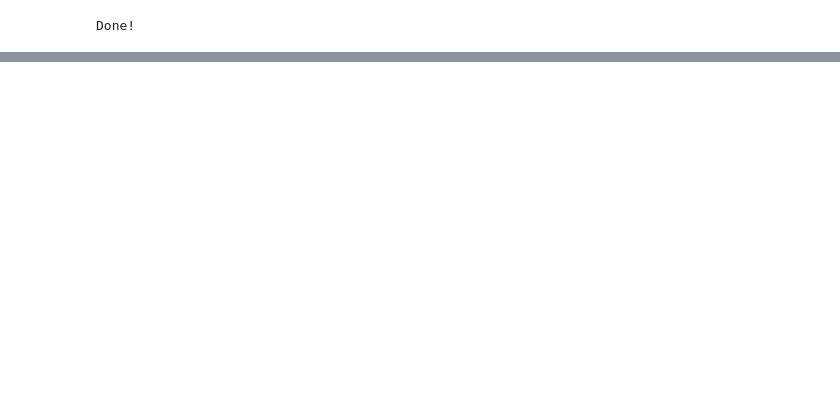
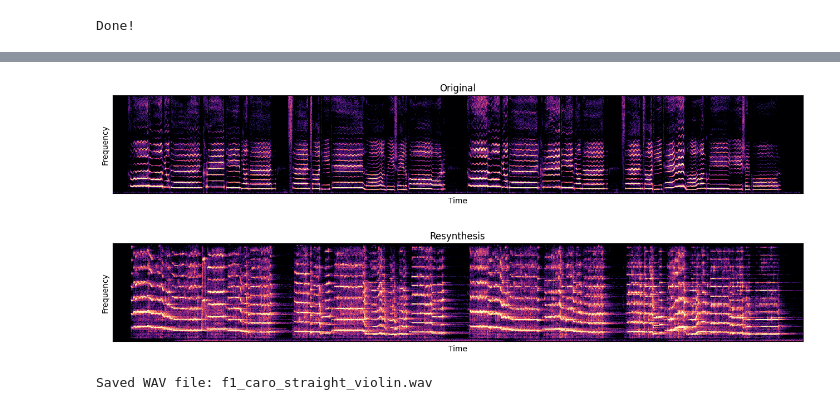
Before and after one commit to martinoywa/singing-voice-amt, a Jupyter notebook: timbre_transfer.ipynb, the cells around one changed output, grey strips where cells are left out. Drawn from its saved outputs; the diff is of its cells as text; code cells hidden in the pictures; blank space fills up the shorter version.

```diff
--- a/timbre_transfer.ipynb
+++ b/timbre_transfer.ipynb
@@ -155,25 +162,26 @@ model = 'Violin' #@param ['Violin', 'Flute', 'Flute2', 'Trumpet', 'Tenor_Saxopho
 MODEL = model
 
 
-def find_model_dir(dir_name):
-  # Iterate through directories until model directory is found
-  for root, dirs, filenames in os.walk(dir_name):
-    for filename in filenames:
-      if filename.endswith(".gin") and not filename.startswith("."):
-        model_dir = root
-        break
-  return model_dir
+# def find_model_dir(dir_name):
+#   # Iterate through directories until model directory is found
+#   for root, dirs, filenames in os.walk(dir_name):
+#     for filename in filenames:
+#       if filename.endswith(".gin") and not filename.startswith("."):
+#         model_dir = root
+#         break
+#   return model_dir
 
 if model in ('Violin', 'Flute', 'Flute2', 'Trumpet', 'Tenor_Saxophone'):
   # Pretrained models.
-  PRETRAINED_DIR = '/content/pretrained'
-  # Copy over from gs:// for faster loading.
-  !rm -r $PRETRAINED_DIR &> /dev/null
-  !mkdir $PRETRAINED_DIR &> /dev/null
-  GCS_CKPT_DIR = 'gs://ddsp/models/timbre_transfer_colab/2021-07-08'
-  model_dir = os.path.join(GCS_CKPT_DIR, 'solo_%s_ckpt' % model.lower())
+  PRETRAINED_DIR = 'pretrained/' + model.lower()
+  print('Pre-trained model saved to', PRETRAINED_DIR)
+  # # Copy over from gs:// for faster loading.
+  # !rm -r $PRETRAINED_DIR &> /dev/null
+  # !mkdir $PRETRAINED_DIR &> /dev/null
+  # GCS_CKPT_DIR = 'gs://ddsp/models/timbre_transfer_colab/2021-07-08'
+  # model_dir = os.path.join(GCS_CKPT_DIR, 'solo_%s_ckpt' % model.lower())
 
-  !gsutil cp $model_dir/* $PRETRAINED_DIR &> /dev/null
+  # !gsutil cp $model_dir/* $PRETRAINED_DIR &> /dev/null
   model_dir = PRETRAINED_DIR
   gin_file = os.path.join(model_dir, 'operative_config-0.gin')
 
@@ -396,14 +410,15 @@ audio_gen = model.get_audio_from_outputs(outputs)
 print('Prediction took %.1f seconds' % (time.time() - start_time))
 
 # Plot
-print('Original')
-play(audio)
-
-print('Resynthesis')
-play(audio_gen)
+# print('Original')
+# play(audio)
+#
+# print('Resynthesis')
+# play(audio_gen)
 
 specplot(audio)
 plt.title("Original")
 
 specplot(audio_gen)
 _ = plt.title("Resynthesis")
+# %% [output]
@@ -409,0 +426,2 @@ _ = plt.title("Resynthesis")
+[figure, added]
+[figure, added]
@@ -409,0 +453,4 @@ _ = plt.title("Resynthesis")
+# %%
+save_wav(audio_gen, "f1_caro_straight_violin.wav")
+# %% [output]
+Saved WAV file: f1_caro_straight_violin.wav
```
Also changed, not shown: parts of 6 cells of this notebook.
